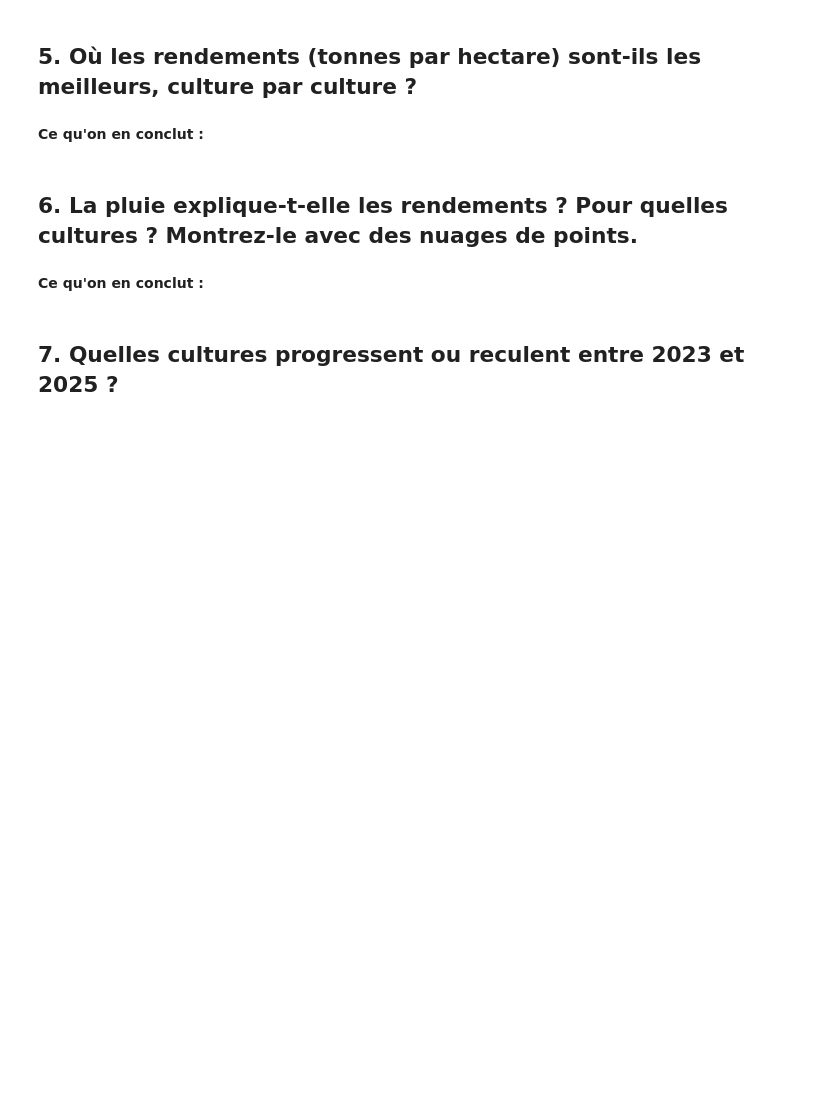
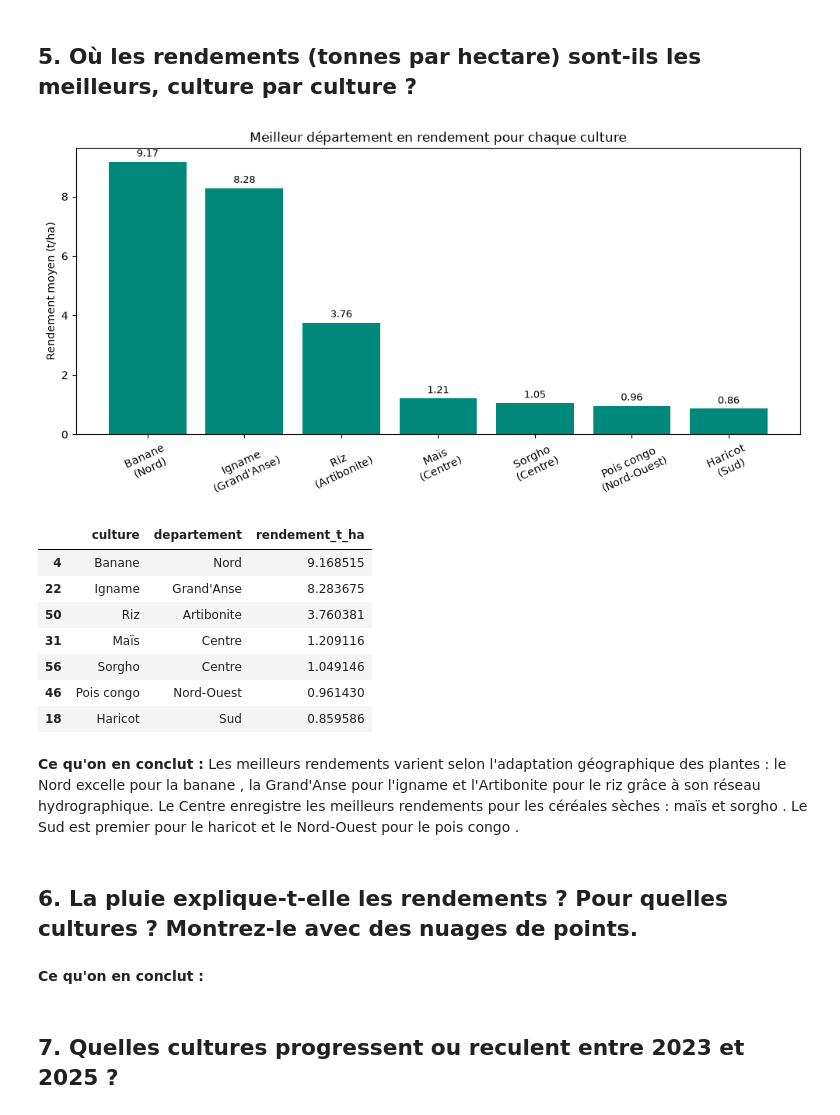
Before and after one commit to desirlloyd/projet-data-recoltes, a Jupyter notebook: exploration.ipynb, the cells around one changed output. Drawn from its saved outputs; the diff is of its cells as text; code cells hidden in the pictures; blank space fills up the shorter version.

```diff
--- a/exploration.ipynb
+++ b/exploration.ipynb
@@ -175,7 +213,37 @@ Fichier généré avec succès.
 # %% [markdown]
 ## 5. Où les rendements (tonnes par hectare) sont-ils les meilleurs, culture par culture ?
+# %%
+q2 = complet.groupby(['culture', 'departement'])['rendement_t_ha'].mean().reset_index()
+meilleurs_rdt = q2.loc[q2.groupby('culture')['rendement_t_ha'].idxmax()].sort_values('rendement_t_ha', ascending=False)
+
+plt.figure(figsize=(10, 5))
+labels = [f"{row.culture}\n({row.departement})" for _, row in meilleurs_rdt.iterrows()]
+bars = plt.bar(labels, meilleurs_rdt['rendement_t_ha'], color='#00897B')
+plt.ylabel("Rendement moyen (t/ha)")
+plt.title("Meilleur département en rendement pour chaque culture")
+plt.xticks(rotation=25)
+
+for bar in bars:
+    yval = bar.get_height()
+    plt.text(bar.get_x() + bar.get_width()/2.0, yval + 0.1, f"{yval:.2f}", ha='center', va='bottom', fontsize=9)
+
+plt.tight_layout()
+plt.show()
+
+display(meilleurs_rdt)
+# %% [output]
+[figure, added]
+|  | culture | departement | rendement_t_ha |
+| 4 | Banane | Nord | 9.168515 |
+| 22 | Igname | Grand'Anse | 8.283675 |
+| 50 | Riz | Artibonite | 3.760381 |
+| 31 | Maïs | Centre | 1.209116 |
+| 56 | Sorgho | Centre | 1.049146 |
+| 46 | Pois congo | Nord-Ouest | 0.961430 |
+| 18 | Haricot | Sud | 0.859586 |
 # %% [markdown]
 **Ce qu'on en conclut :**
+Les meilleurs rendements varient selon l'adaptation géographique des plantes : le Nord excelle pour la banane , la Grand'Anse pour l'igname  et l'Artibonite pour le riz  grâce à son réseau hydrographique. Le Centre enregistre les meilleurs rendements pour les céréales sèches : maïs  et sorgho . Le Sud est premier pour le haricot  et le Nord-Ouest pour le pois congo .
 # %% [markdown]
 ## 6. La pluie explique-t-elle les rendements ? Pour quelles cultures ? Montrez-le avec des nuages de points.
 # %% [markdown]
```
Also changed, not shown: parts of 2 cells of this notebook.
